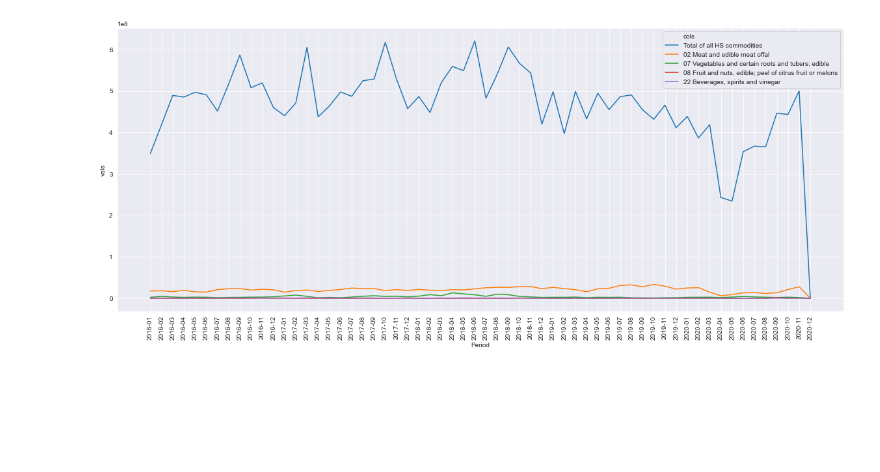
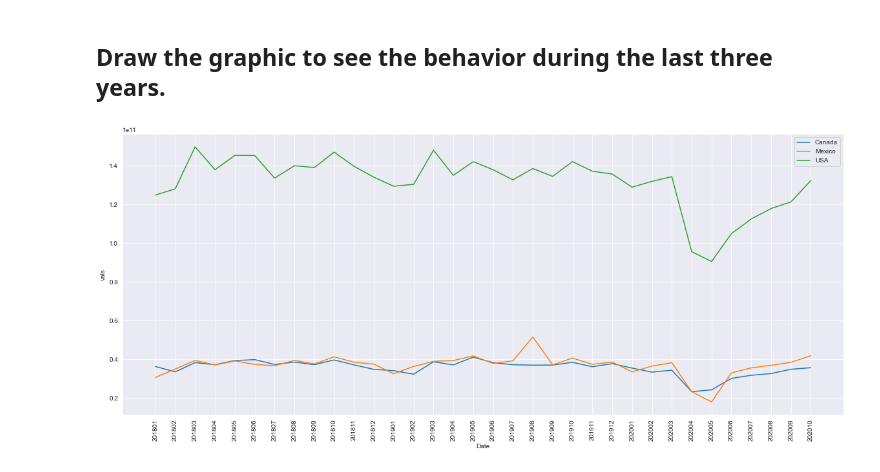
Before and after one commit to Abigail-GG/Project-1, a Jupyter notebook: tmec_analysis.ipynb, the cells around one changed output. Cells and saved outputs as stored; diff of their text form; code cells hidden in the pictures; blank space fills up the shorter version.

```diff
--- a/tmec_analysis.ipynb
+++ b/tmec_analysis.ipynb
@@ -78,12 +244,40 @@ e_can_mex_df.head(3)
+# %%
+clean_exp_df=exp_df.loc[(exp_df['Reporter']!=exp_df['Partner']),:].reset_index(drop=True)
+e_wrld_df=clean_exp_df.loc[(clean_exp_df['Partner']=='World') & (clean_exp_df['Commodity']=='TOTAL Total of all HS commodities'),:].reset_index(drop=True).transpose(copy=True)
+e_wrld_df.reset_index(inplace=True)
+e_wrld_df.drop([0,1,2,3,4],inplace=True)
+
+e_wrld_df.columns =['Period', 'Canada', 'Mexico', 'USA']
+e_wrld_df['Year']=e_wrld_df['Period'].str.slice(0,4)
+e_wrld_df['Month']=e_wrld_df['Period'].str.slice(5,7)
+e_wrld_df['Date']=e_wrld_df['Year'] + e_wrld_df['Month']
+e_wrld_df2 = e_wrld_df.drop(['Period','Year','Month'], axis=1)
+
+e_wrld_df2['Canada'] = e_wrld_df2['Canada'].fillna(0.0)
+e_wrld_df2['Mexico'] = e_wrld_df2['Mexico'].fillna(0.0)
+e_wrld_df2['USA'] = e_wrld_df2['USA'].fillna(0.0)
+
+e_wrld_df2.replace(',','', regex=True, inplace=True)
+
+e_wrld_df2['Date'] = e_wrld_df2['Date'].astype('int')
+e_wrld_df2['Canada'] = e_wrld_df2['Canada'].astype('float')
+e_wrld_df2['Mexico'] = e_wrld_df2['Mexico'].astype('float')
+e_wrld_df2['USA'] = e_wrld_df2['USA'].astype('float')
+
+e_wrld_df2 = e_wrld_df2.loc[(e_wrld_df2['Date']>201712) & (e_wrld_df2['Date']<202011)]. reset_index(drop=True)
+e_wrld_df2['Date'] = e_wrld_df2['Date'].astype('str')
+
+e_t_wrld_df = e_wrld_df2.groupby(['Date'])[['Canada', 'Mexico', 'USA']].sum().reset_index()
+# %% [markdown]
+## Draw the graphic to see the behavior during the last three years.
 # %%
-
-plot_df = e_can_mex_df.melt('Period', var_name='cols',  value_name='vals')
+plot_df = e_t_wrld_df.melt('Date', var_name='cols',  value_name='vals')
 plt.figure(figsize=(20, 8))
 sns.set_style("darkgrid")
-g = sns.lineplot(x="Period", y="vals", hue='cols', data=plot_df)
+g = sns.lineplot(x="Date", y="vals", hue='cols', data=plot_df)
 plt.legend(loc='upper right', bbox_to_anchor=(1, 1))
 plt.xticks(rotation='vertical')
 
 plt.show()
 # %% [output]
-[figure, old version]
+[figure, new version]
```
Also changed, not shown: parts of 30 cells of this notebook.
